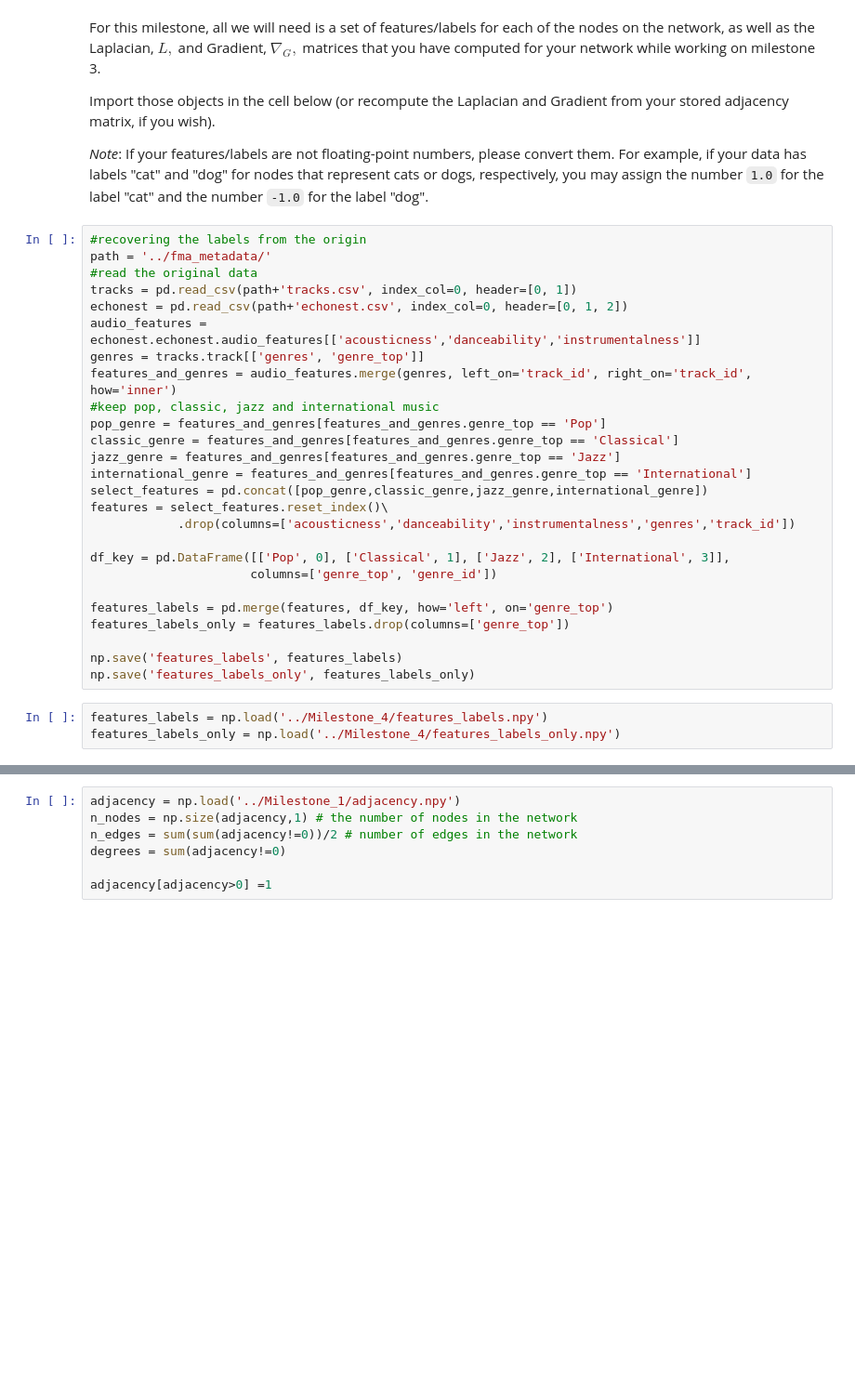
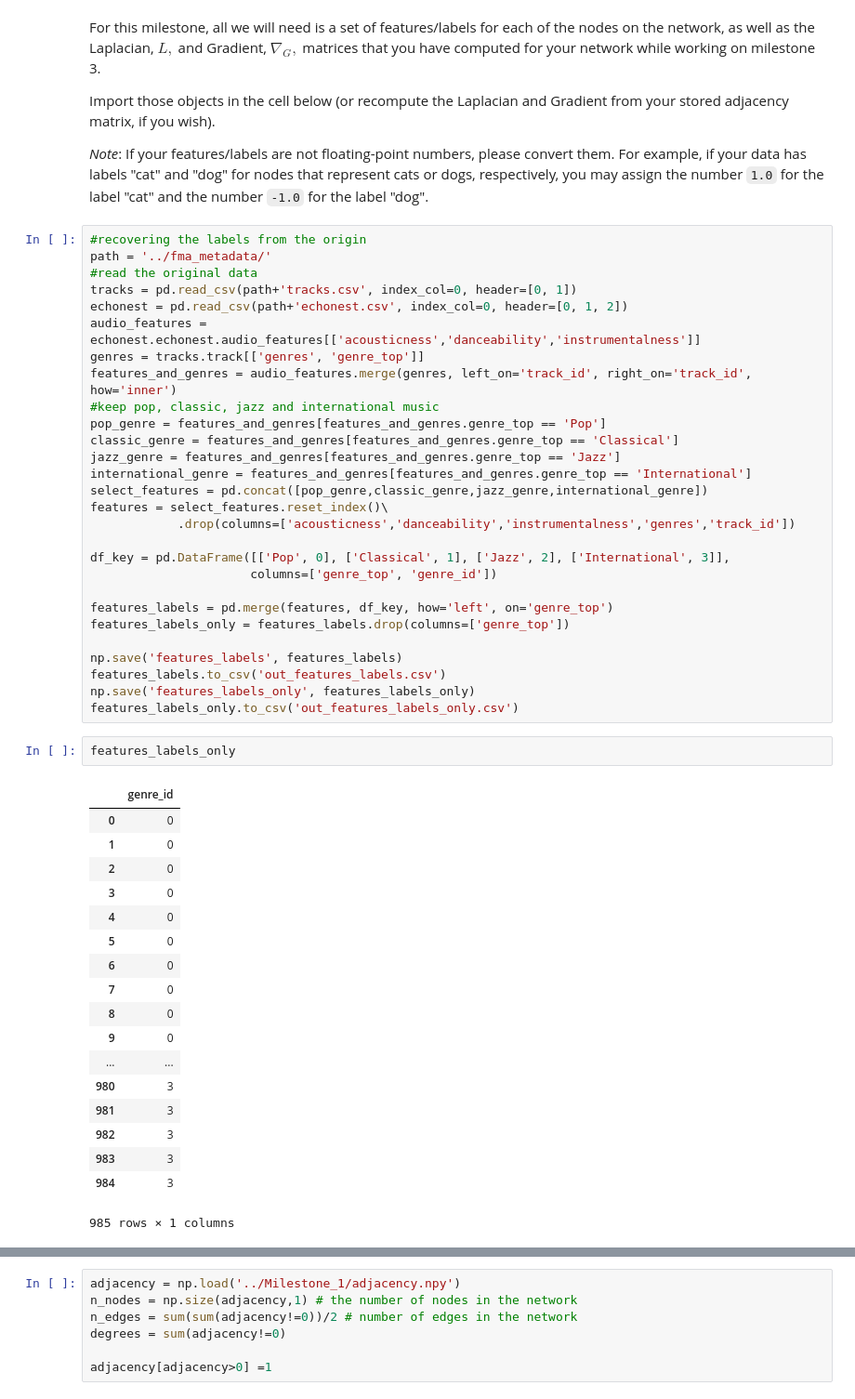
Before and after one commit to Team36-ntds2018/Project_free_music_archives_2018, a Jupyter notebook: Milestone_4/4_graph_signal_processing.ipynb, the cells around one changed output, grey strips where cells are left out. Shown at 93% size. Saved outputs shown, nothing was run; the diff lists cells and outputs as text; blank space fills up the shorter version.

```diff
--- a/Milestone_4/4_graph_signal_processing.ipynb
+++ b/Milestone_4/4_graph_signal_processing.ipynb
@@ -109,7 +109,27 @@ features_labels = pd.merge(features, df_key, how='left', on='genre_top')
 features_labels_only = features_labels.drop(columns=['genre_top'])
 
 np.save('features_labels', features_labels)
+features_labels.to_csv('out_features_labels.csv')
 np.save('features_labels_only', features_labels_only)
+features_labels_only.to_csv('out_features_labels_only.csv')
-# %%
-features_labels = np.load('../Milestone_4/features_labels.npy')
-features_labels_only = np.load('../Milestone_4/features_labels_only.npy')
+# %%
+features_labels_only
+# %% [output]
+|  | genre_id |
+| 0 | 0 |
+| 1 | 0 |
+| 2 | 0 |
+| 3 | 0 |
+| 4 | 0 |
+| 5 | 0 |
+| 6 | 0 |
+| 7 | 0 |
+| 8 | 0 |
+| 9 | 0 |
+| ... | ... |
+| 980 | 3 |
+| 981 | 3 |
+| 982 | 3 |
+| 983 | 3 |
+| 984 | 3 |
+985 rows × 1 columns
```
Also changed, not shown: parts of 4 cells of this notebook, 2 other files.
